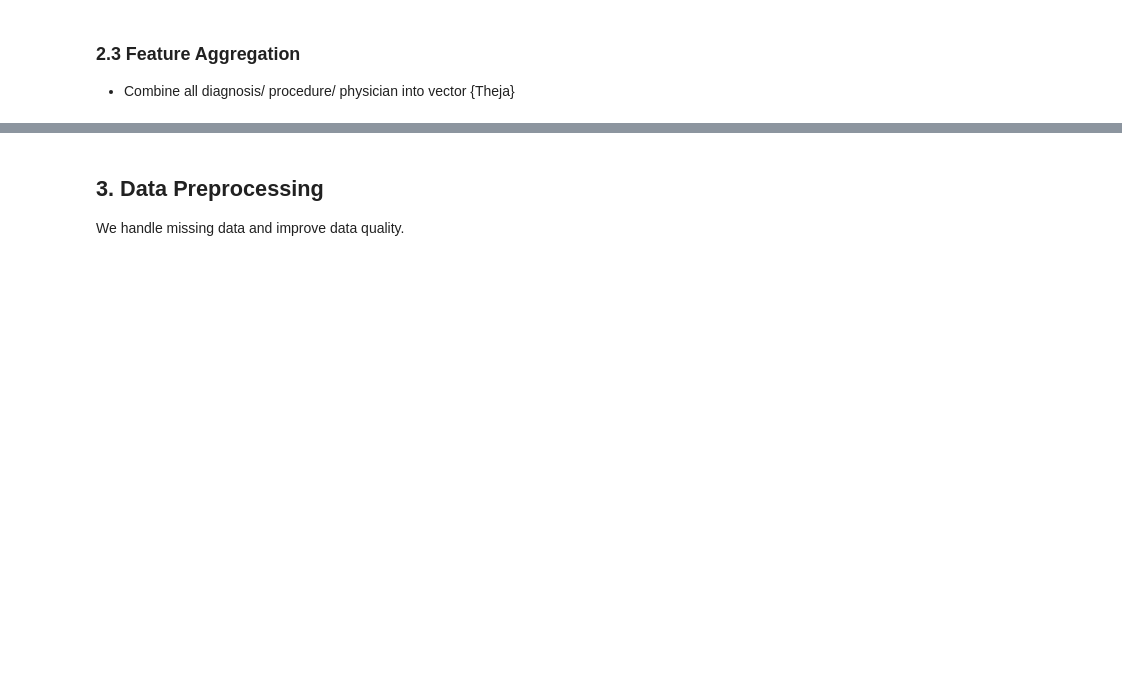
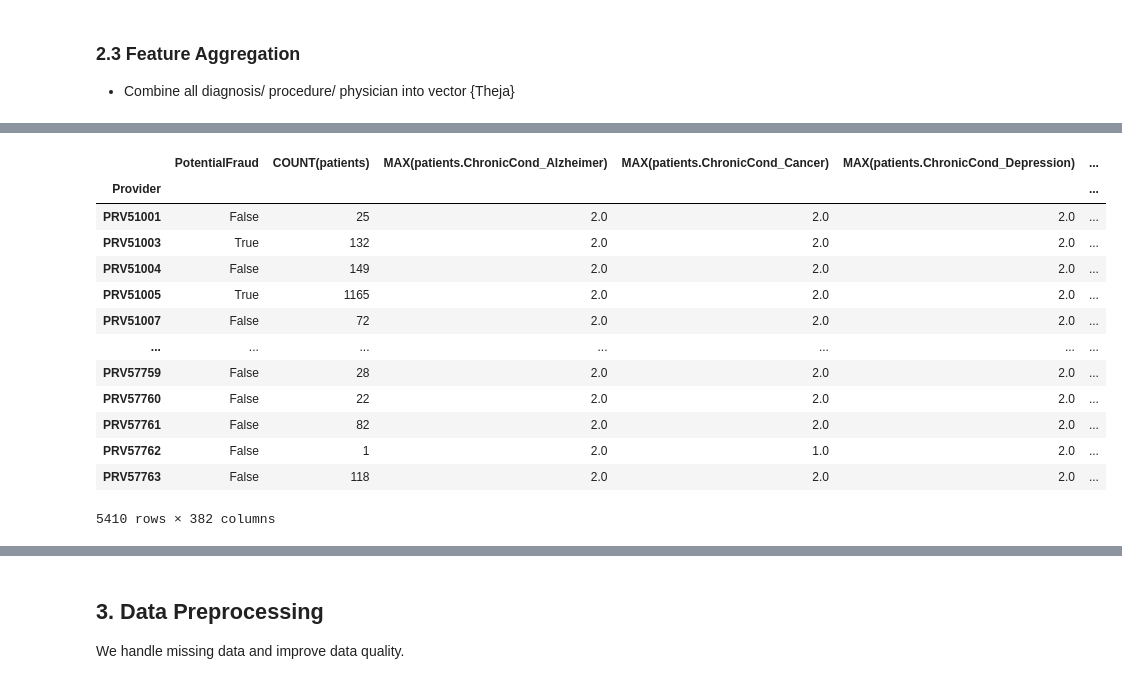
Before and after one commit to HiredOne/BT4012_G7, a Jupyter notebook: eda_fe cleaned.ipynb, the cells around one changed output, grey strips where cells are left out. Cells and saved outputs as stored; diff of their text form; code cells hidden in the pictures; blank space fills up the shorter version.

```diff
--- a/eda_fe cleaned.ipynb
+++ b/eda_fe cleaned.ipynb
@@ -123,0 +225,14 @@ patient_train['PotentialFraud'] = patient_train['PotentialFraud'].replace({'Yes'
+# %%
+# Next we add our datasets into an EntitySet.
+# An EntitySet is a collection of tables and the relationship between them.
+# In this case, our tables are the Dataframes of our datasets.
+
+entityset = ft.EntitySet(id='dataframes')
+entityset = entityset.add_dataframe(
+    dataframe=patient_train, dataframe_name='patients', index='ClaimID')
+entityset = entityset.add_dataframe(
+    dataframe=beneficiary_train, dataframe_name='beneficiary', index='BeneID')
+entityset = entityset.add_dataframe(
+    dataframe=train, dataframe_name='labels', index='Provider')
+
+entityset
@@ -123,0 +247,28 @@ patient_train['PotentialFraud'] = patient_train['PotentialFraud'].replace({'Yes'
+# %%
+# Next we outline the relationships between our dataframes
+entityset= entityset.add_relationships(
+    [
+        ("beneficiary", "BeneID", "patients", "BeneID"),
+        ("labels", "Provider", "patients", "Provider")
+    ]
+)
+# %%
+# Now we run deep feature synthesis and create a feature matrix for each provider.
+feature_matrix_providers, feature_defs = ft.dfs(
+    entityset=entityset, target_dataframe_name="labels")
+feature_matrix_providers
+# %% [output]
+|  | PotentialFraud | COUNT(patients) | MAX(patients.ChronicCond_Alzheimer) | MAX(patients.ChronicCond_Cancer) | MAX(patients.ChronicCond_Depression) | ... |
+| Provider |  |  |  |  |  | ... |
+| PRV51001 | False | 25 | 2.0 | 2.0 | 2.0 | ... |
+| PRV51003 | True | 132 | 2.0 | 2.0 | 2.0 | ... |
+| PRV51004 | False | 149 | 2.0 | 2.0 | 2.0 | ... |
+| PRV51005 | True | 1165 | 2.0 | 2.0 | 2.0 | ... |
+| PRV51007 | False | 72 | 2.0 | 2.0 | 2.0 | ... |
+| ... | ... | ... | ... | ... | ... | ... |
+| PRV57759 | False | 28 | 2.0 | 2.0 | 2.0 | ... |
+| PRV57760 | False | 22 | 2.0 | 2.0 | 2.0 | ... |
+| PRV57761 | False | 82 | 2.0 | 2.0 | 2.0 | ... |
+| PRV57762 | False | 1 | 2.0 | 1.0 | 2.0 | ... |
+| PRV57763 | False | 118 | 2.0 | 2.0 | 2.0 | ... |
+5410 rows × 382 columns
```
Also changed, not shown: parts of 9 cells of this notebook.
